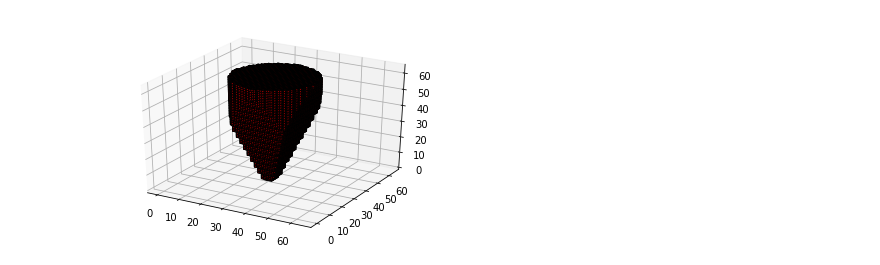
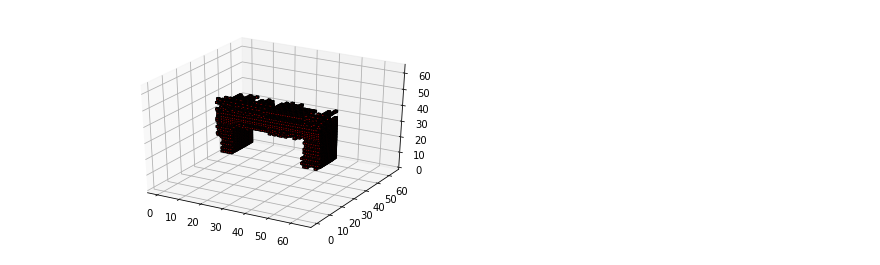
Before and after one commit to sumegim/octree, a Jupyter notebook: demo.ipynb, the cells around one changed output. Saved outputs shown, nothing was run; the diff lists cells and outputs as text; code cells hidden in the pictures.

```diff
--- a/demo.ipynb
+++ b/demo.ipynb
@@ -55,8 +55,8 @@ z = cv2.flip(cv2.imread(filenames[2], 0), 0)
 #z = cv2.flip(cv2.imread('img2.png', 0), 0)
 
 x = cv2.flip(cv2.imread('edited_bridge2.jpg', 0), 0)
-y = cv2.flip(cv2.imread('edited_bridge2.jpg', 0), 0)
-z = cv2.flip(cv2.imread('img2.png', 0), 0)
+y = cv2.flip(cv2.imread('edited_bridge1.jpg', 0), 0)
+z = cv2.flip(cv2.imread('edited_bridge3.jpg', 0), 0)
 
 d = len(x)
 
@@ -80,2 +80,2 @@ Recursive finished in 1.0694630146026611 seconds
 Plotting ... (might take a while)
-[figure, old version]
+[figure, new version]
```
Also changed, not shown: parts of 1 cell of this notebook, 3 other files.
